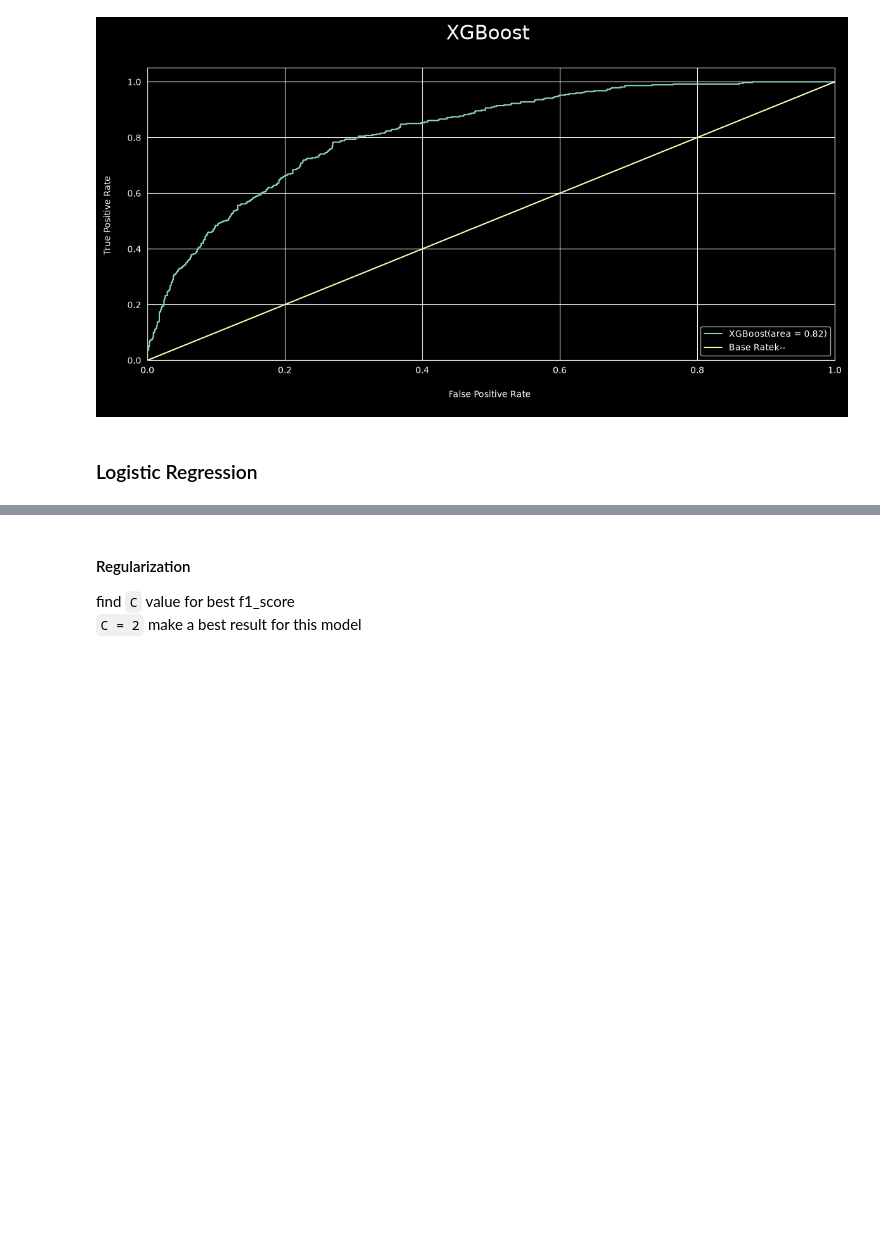
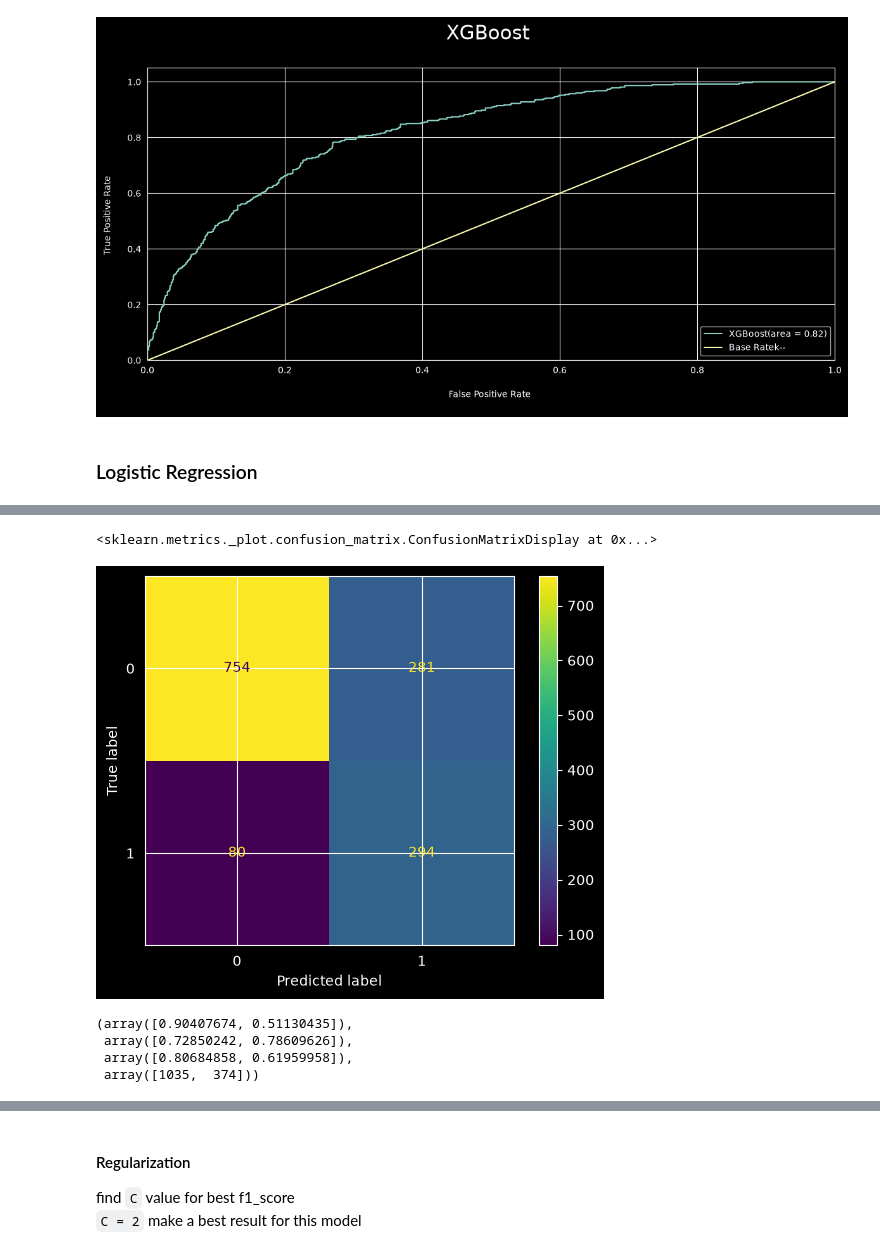
Before and after one commit to rzadrzi/customer_churn_analysis, a Jupyter notebook: customer_churn_analysis.ipynb, the cells around one changed output, grey strips where cells are left out. Cells and saved outputs as stored; diff of their text form; code cells hidden in the pictures; blank space fills up the shorter version.

Commit message:
feat: Choose Logistic Regression and plot curves

```diff
--- a/customer_churn_analysis.ipynb
+++ b/customer_churn_analysis.ipynb
@@ -689,5 +689,5 @@ for i, j, k in zip(classifiers, model_names_, predictions):
 # %% [markdown]
 ### Logistic Regression
 # %%
-# lr = LogisticRegression(class_weight='balanced', random_state=64)
-# lr.fit(X_train, y_train)
+lr = LogisticRegression(class_weight='balanced', random_state=64)
+lr.fit(X_train, y_train)
@@ -694,4 +696,4 @@ for i, j, k in zip(classifiers, model_names_, predictions):
 # %%
-# lr_predict = lr.predict(X_test)
-# lr_report = classification_report(y_test, lr_predict)
-# print(lr_report)
+lr_predict = lr.predict(X_test)
+lr_report = classification_report(y_test, lr_predict)
+print(lr_report)
@@ -698,5 +709,13 @@ for i, j, k in zip(classifiers, model_names_, predictions):
 # %%
-# ConfusionMatrixDisplay.from_predictions(y_test, lr_predict)
+ConfusionMatrixDisplay.from_predictions(y_test, lr_predict)
+# %% [output]
+<sklearn.metrics._plot.confusion_matrix.ConfusionMatrixDisplay at 0x...>
+[figure, added]
 # %%
-# precision_recall_fscore_support(y_test, lr_predict)
+precision_recall_fscore_support(y_test, lr_predict)
+# %% [output]
+(array([0.90407674, 0.51130435]),
+ array([0.72850242, 0.78609626]),
+ array([0.80684858, 0.61959958]),
+ array([1035,  374]))
 # %%
```
Also changed, not shown: parts of 14 cells of this notebook.
